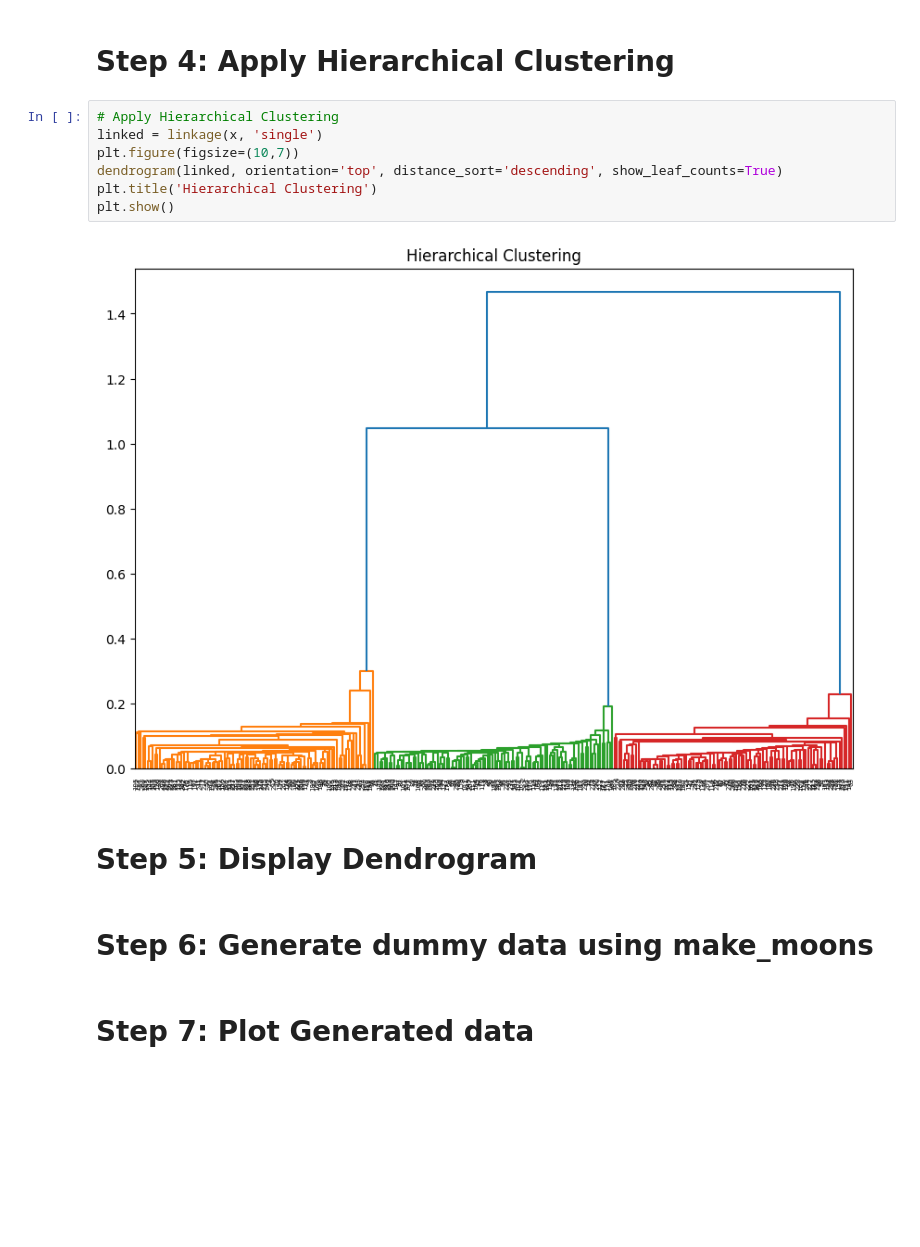
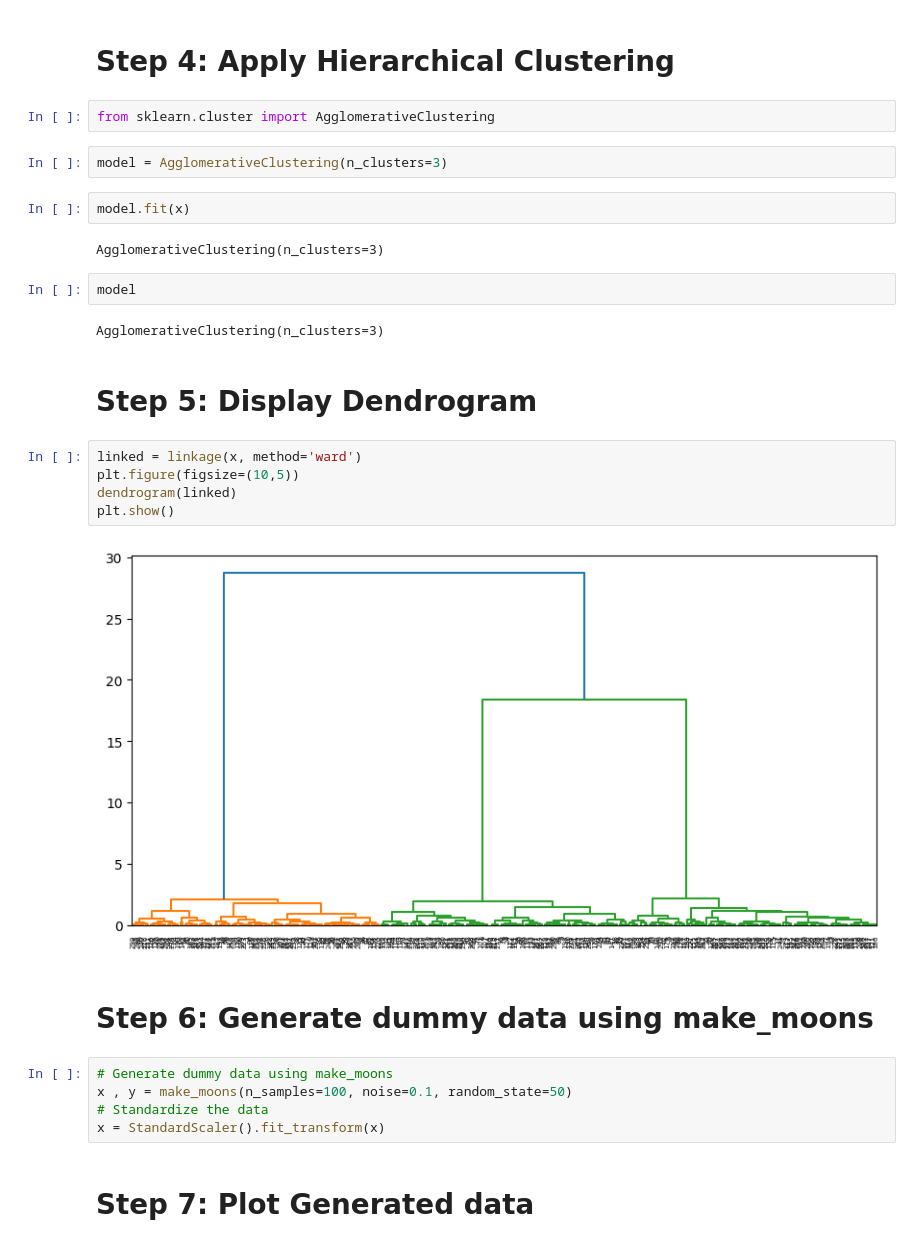
Before and after one commit to namrapithwa-tech/ML, a Jupyter notebook: Lab10/Lab10 Blank.ipynb, the cells around one changed output. Saved outputs shown, nothing was run; the diff lists cells and outputs as text; blank space fills up the shorter version.

```diff
--- a/Lab10/Lab10 Blank.ipynb
+++ b/Lab10/Lab10 Blank.ipynb
@@ -65,17 +65,32 @@ plt.show()
 # %% [markdown]
 # Step 4: Apply Hierarchical Clustering
 # %%
-# Apply Hierarchical Clustering
-linked = linkage(x, 'single')
-plt.figure(figsize=(10,7))
-dendrogram(linked, orientation='top', distance_sort='descending', show_leaf_counts=True)
-plt.title('Hierarchical Clustering')
-plt.show()
+from sklearn.cluster import AgglomerativeClustering
-# %% [output]
-[figure, removed]
+# %%
+model = AgglomerativeClustering(n_clusters=3)
+# %%
+model.fit(x)
+# %% [output]
+AgglomerativeClustering(n_clusters=3)
+# %%
+model
+# %% [output]
+AgglomerativeClustering(n_clusters=3)
 # %% [markdown]
 # Step 5: Display Dendrogram
+# %%
+linked = linkage(x, method='ward')
+plt.figure(figsize=(10,5))
+dendrogram(linked)
+plt.show()
+# %% [output]
+[figure, added]
 # %% [markdown]
 # Step 6: Generate dummy data using make_moons
+# %%
+# Generate dummy data using make_moons
+x , y = make_moons(n_samples=100, noise=0.1, random_state=50)
+# Standardize the data
+x = StandardScaler().fit_transform(x)
 # %% [markdown]
 # Step 7: Plot Generated data
```
Also changed, not shown: parts of 2 cells of this notebook.
